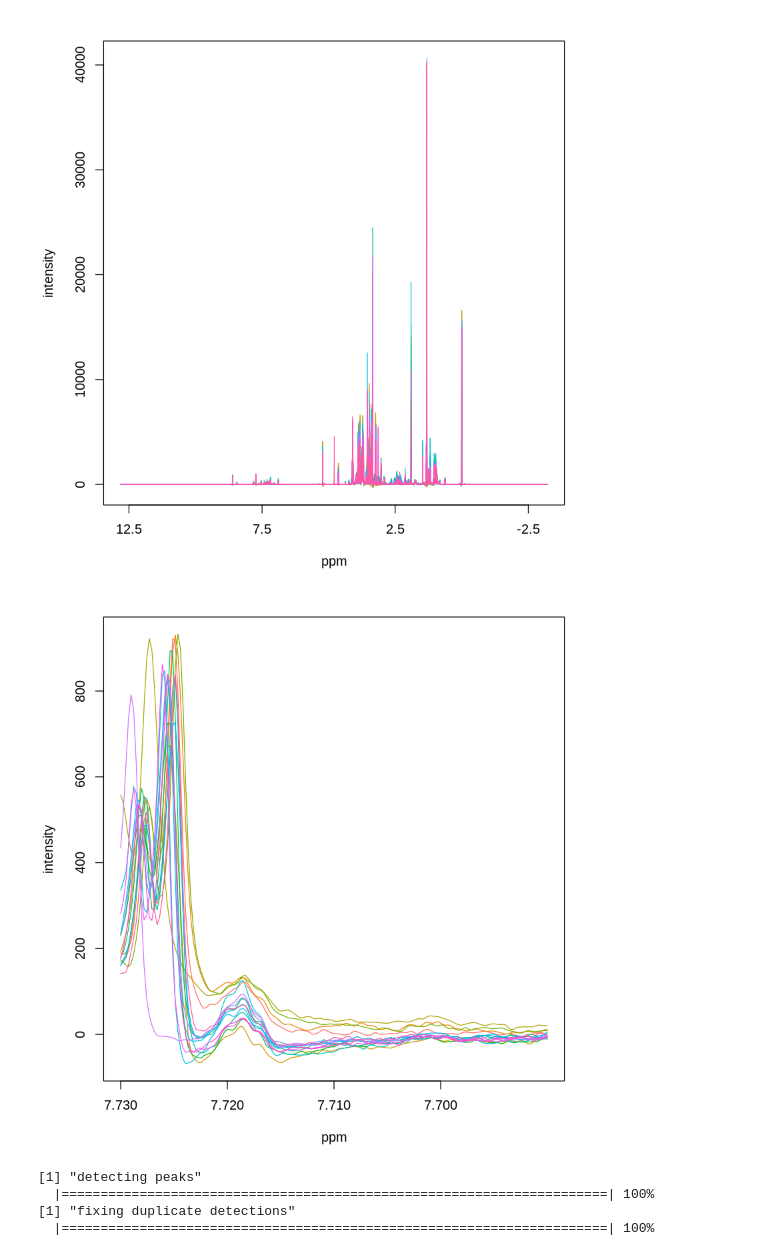
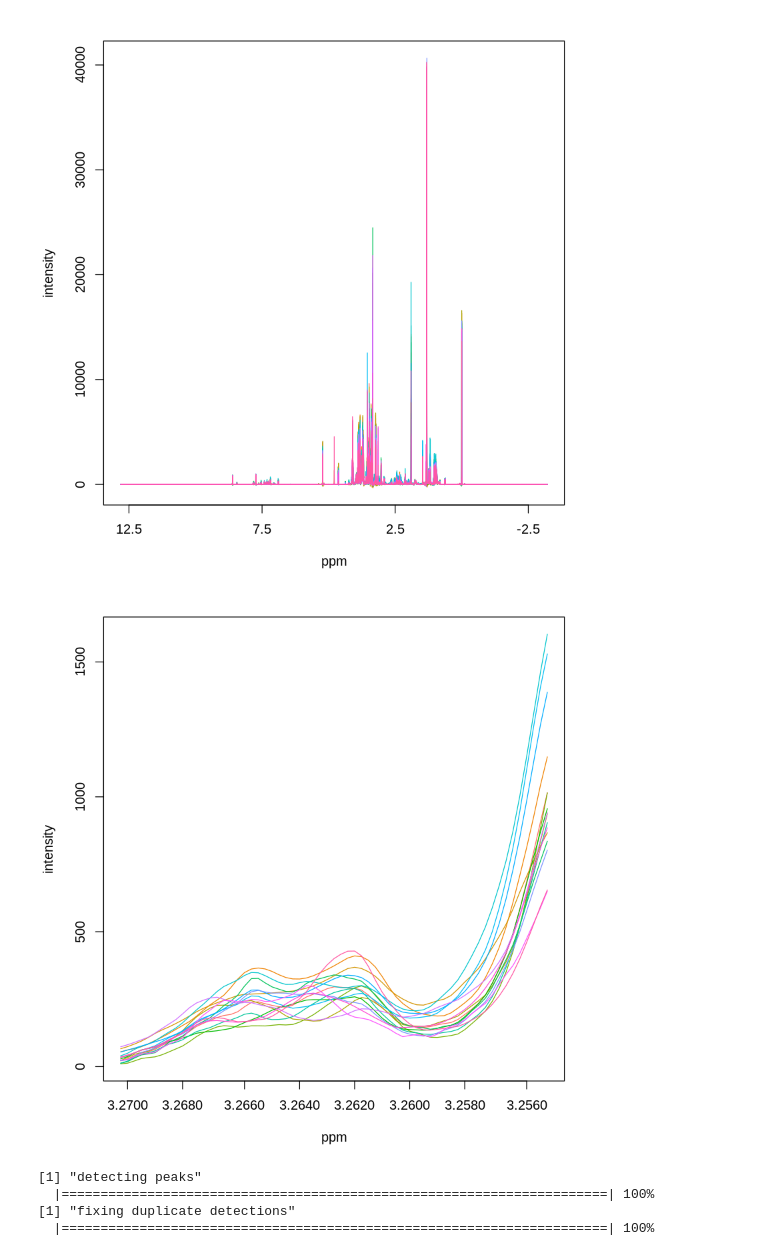
Before and after one commit to mkohram/arion, a Jupyter notebook: notebooks/arion_speaq.R.ipynb, the cells around one changed output. Cells and saved outputs as stored; diff of their text form; code cells hidden in the pictures.

```diff
--- a/notebooks/arion_speaq.R.ipynb
+++ b/notebooks/arion_speaq.R.ipynb
@@ -17,15 +17,15 @@ speaq::drawSpecPPM(Y.spec = spectra,
 # %%
 # small excerpt by defining the region of interest
 speaq::drawSpecPPM(Y.spec = spectra,
                    X.ppm = ppm,
                    legend.extra.x = 1.05,
                    legend.extra.y = 1.0,
-                   ROI.ppm = 7.71,
+                   ROI.ppm = 3.26278,
                    ROI = NULL,
-                   roiWidth.ppm = 0.02,
+                   roiWidth.ppm = 0.0075,
                    legendpos = "topright" )
 # %% [output]
-[figure, old version]
+[figure, new version]
 # %%
 peaks <- speaq::getWaveletPeaks(Y.spec=spectra,
                                      X.ppm=ppm,
```
Also changed, not shown: 4 other files.
